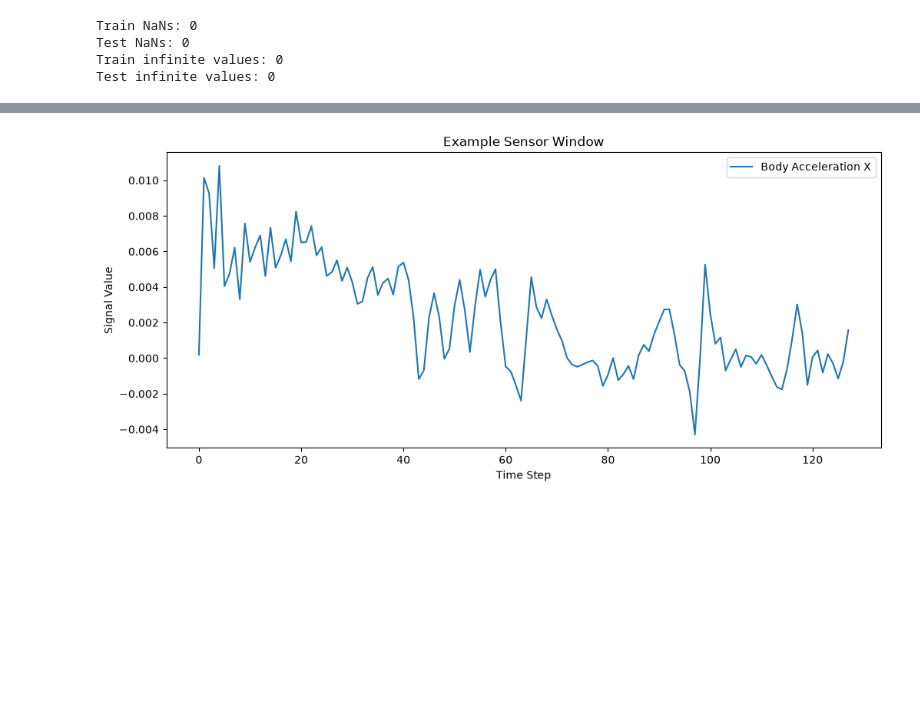
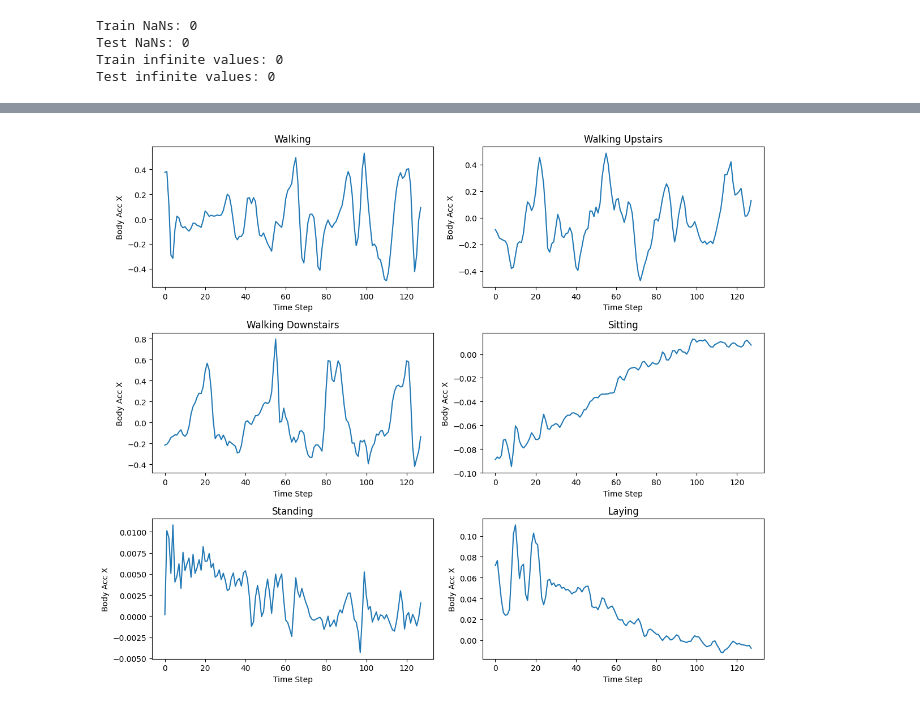
Before and after one commit to SLIIT-Y4-S2-DL-ORG/Deep-Learning-Assignment, a Jupyter notebook: Preprocessing/data_exploration.ipynb, the cells around one changed output, grey strips where cells are left out. Cells and saved outputs as stored; diff of their text form; code cells hidden in the pictures; blank space fills up the shorter version.

```diff
--- a/Preprocessing/data_exploration.ipynb
+++ b/Preprocessing/data_exploration.ipynb
@@ -171,17 +149,32 @@ plt.show()
 # %%
-sample_index = 0
+plt.figure(figsize=(12, 10))
 
-plt.figure(figsize=(12, 5))
+for activity_id in range(1, 7):
 
-plt.plot(
-    X_train_original[sample_index, :, 0],
-    label="Body Acceleration X"
-)
+    sample_index = np.where(
+        y_train_original == activity_id
+    )[0][0]
 
-plt.xlabel("Time Step")
-plt.ylabel("Signal Value")
-plt.title("Example Sensor Window")
-plt.legend()
+    plt.subplot(3, 2, activity_id)
+
+    plt.plot(
+        X_train_original[
+            sample_index,
+            :,
+            0
+        ]
+    )
+
+    plt.title(
+        ACTIVITY_NAMES[
+            activity_id - 1
+        ]
+    )
+
+    plt.xlabel("Time Step")
+    plt.ylabel("Body Acc X")
+
+plt.tight_layout()
 plt.show()
 # %% [output]
-[figure, old version]
+[figure, new version]
```
Also changed, not shown: parts of 7 cells of this notebook, 2 other files.
